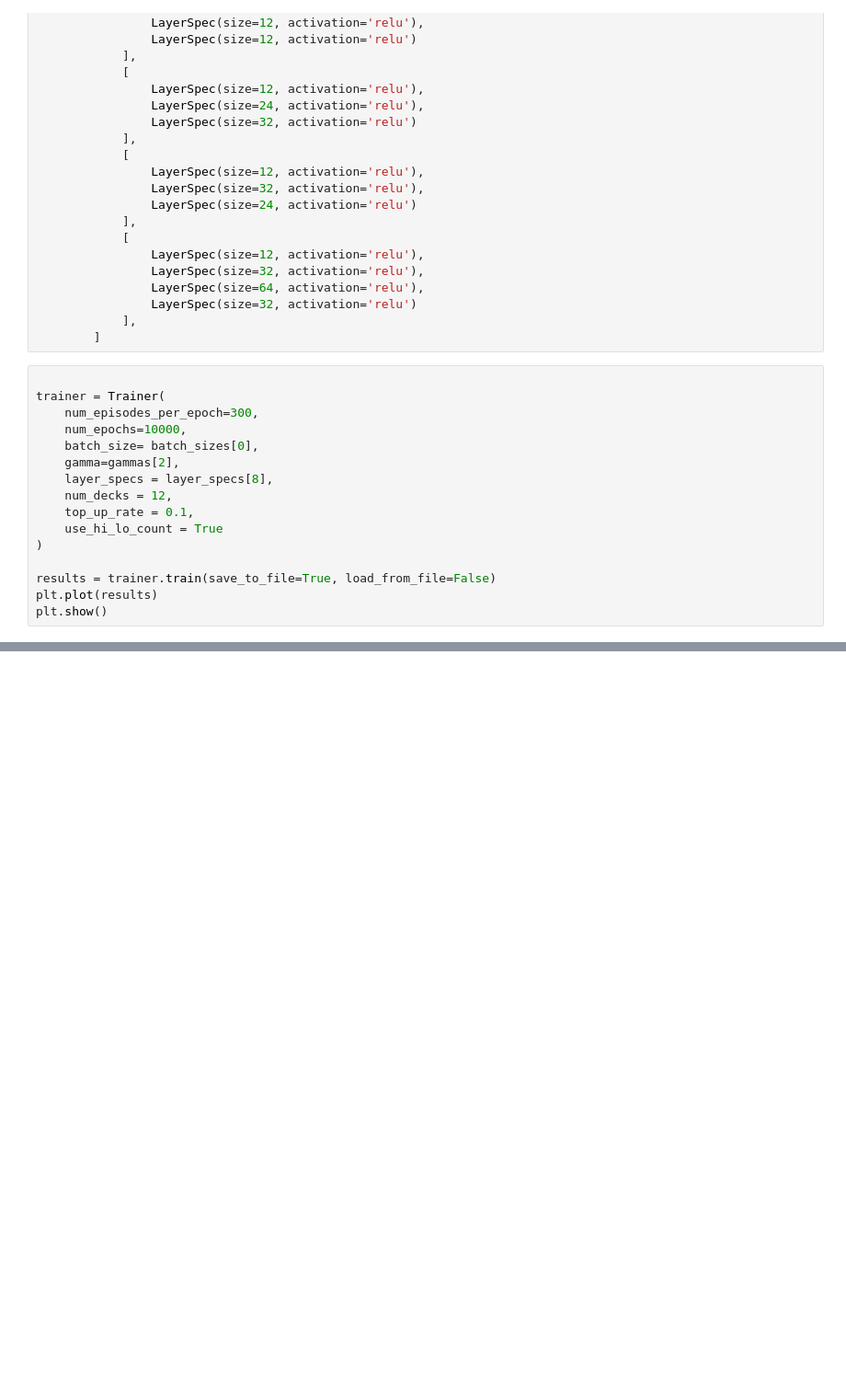
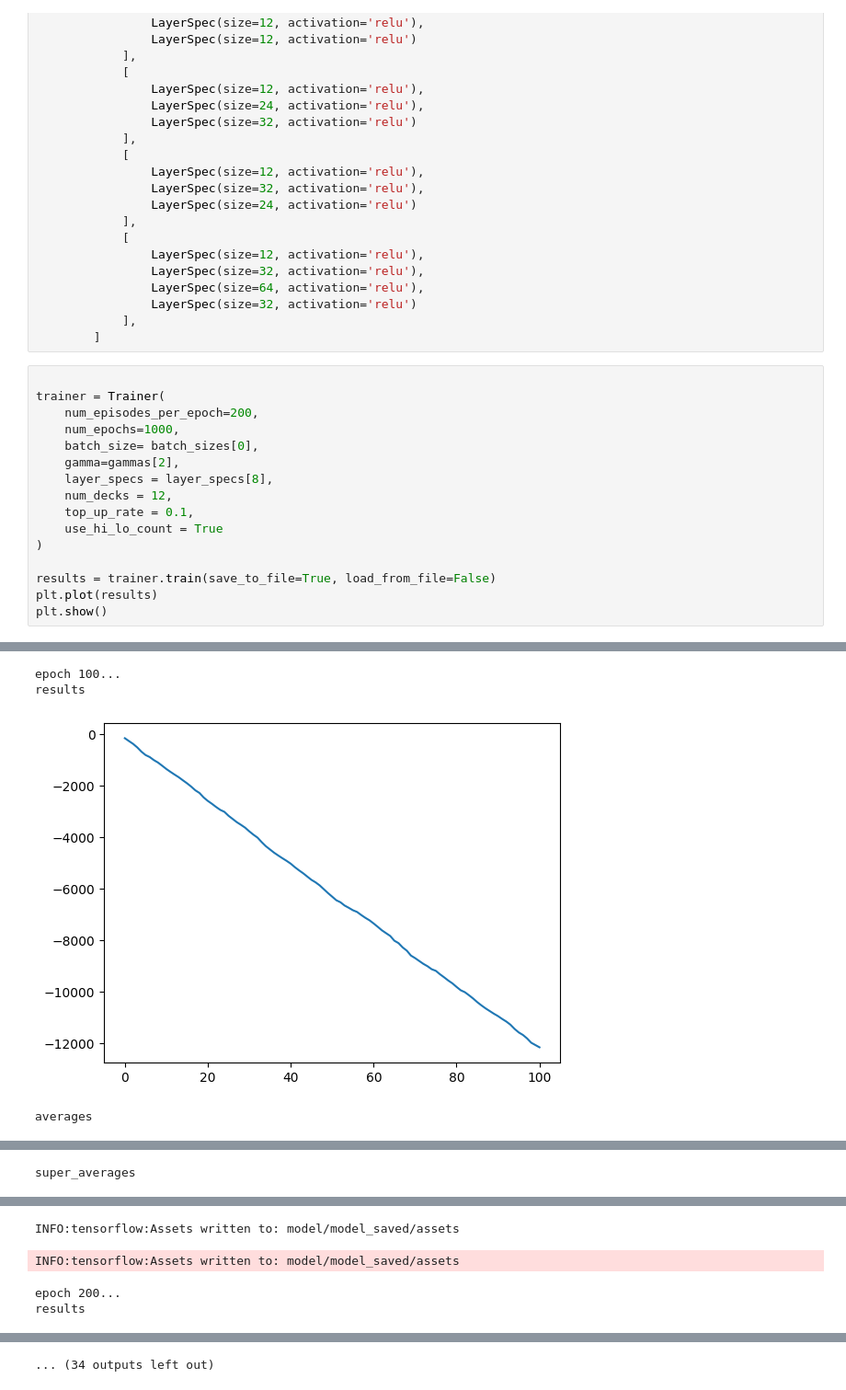
Before and after one commit to jrkosinski/blackjack-rl, a Jupyter notebook: q-learning.ipynb, the cells around one changed output, grey strips where cells are left out. Shown at 92% size. Saved outputs shown, nothing was run; the diff lists cells and outputs as text; blank space fills up the shorter version.

```diff
--- a/q-learning.ipynb
+++ b/q-learning.ipynb
@@ -51,8 +59,8 @@ layer_specs = [
 # %%
 
 trainer = Trainer(
-    num_episodes_per_epoch=300,
-    num_epochs=10000,
+    num_episodes_per_epoch=200,
+    num_epochs=1000,
     batch_size= batch_sizes[0],
     gamma=gammas[2],
     layer_specs = layer_specs[8],
@@ -72 +80,5 @@ plt.show()
 To enable them in other operations, rebuild TensorFlow with the appropriate compiler flags.
+epoch 100...
+results
+[figure, added]
+averages
@@ -72,0 +86 @@ To enable them in other operations, rebuild TensorFlow with the appropriate comp
+super_averages
@@ -72,0 +89,4 @@ To enable them in other operations, rebuild TensorFlow with the appropriate comp
+INFO:tensorflow:Assets written to: model/model_saved/assets
+INFO:tensorflow:Assets written to: model/model_saved/assets
+epoch 200...
+results
@@ -72,0 +94 @@ To enable them in other operations, rebuild TensorFlow with the appropriate comp
+... (34 outputs left out)
```
Also changed, not shown: parts of 2 cells of this notebook, 37 other files.
